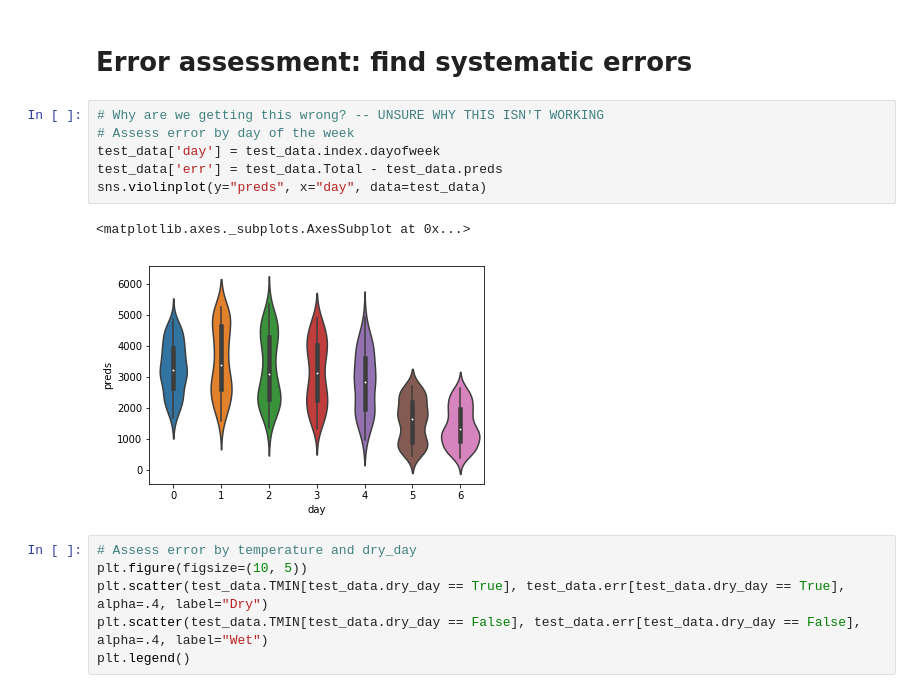
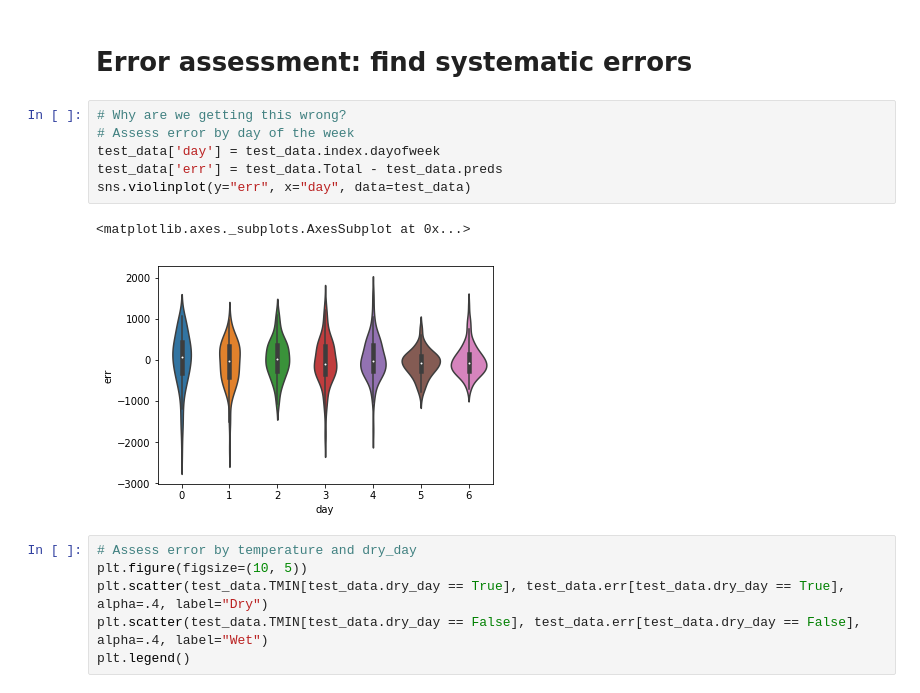
Before and after one commit to info370a-au18/feature-engineering, a Jupyter notebook: analysis.ipynb, the cells around one changed output. Cells and saved outputs as stored; diff of their text form.

Commit message:
Fix violin plot typo

```diff
--- a/analysis.ipynb
+++ b/analysis.ipynb
@@ -170,14 +170,14 @@ plt.legend()
 # %% [markdown]
 # Error assessment: find systematic errors
 # %%
-# Why are we getting this wrong? -- UNSURE WHY THIS ISN'T WORKING
+# Why are we getting this wrong?
 # Assess error by day of the week
 test_data['day'] = test_data.index.dayofweek
 test_data['err'] = test_data.Total - test_data.preds
-sns.violinplot(y="preds", x="day", data=test_data)
+sns.violinplot(y="err", x="day", data=test_data)
 # %% [output]
 <matplotlib.axes._subplots.AxesSubplot at 0x...>
-[figure, old version]
+[figure, new version]
 # %%
 # Assess error by temperature and dry_day
 plt.figure(figsize=(10, 5))
```
